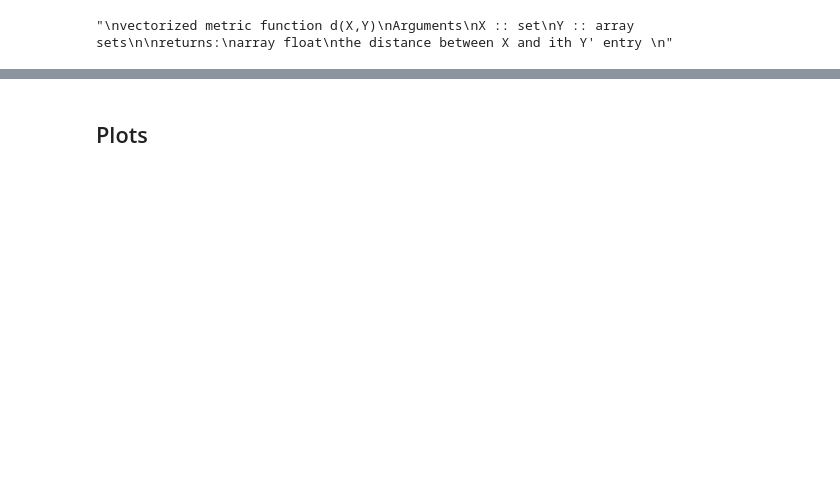
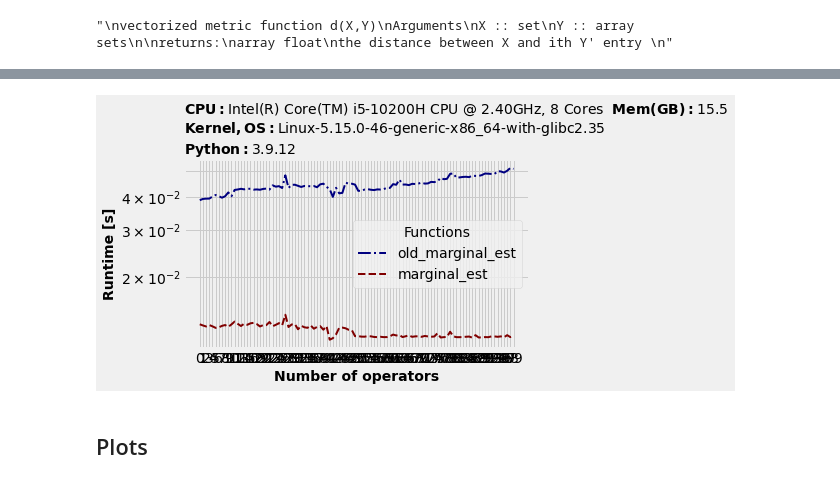
Before and after one commit to EnriqueGap/random_sets, a Jupyter notebook: tests.ipynb, the cells around one changed output, grey strips where cells are left out. Drawn from its saved outputs; the diff is of its cells as text; code cells hidden in the pictures; blank space fills up the shorter version.

```diff
--- a/tests.ipynb
+++ b/tests.ipynb
@@ -153,17 +127,0 @@ for n in range(5):
-# %%
-oldD=np.zeros(600)
-newD=np.zeros(600)
-oldM=np.zeros(600)
-newM=np.zeros(600)
-value=array[287]
-for n in range(600):
-    a=array[n]
-    oldD[n]=timeit.Timer('old_density_est(array[n],array[287])','from __main__ import add, a, value').timeit()
-    #newD[i]=timeit.Timer(density_est(array[n],array[287]))
-    #oldM[i]=timeit.Timer(old_marginal_est(array[n],array[287]))
-    #newM[i]=timeit.Timer(marginal_est(array[n],array[287]))
-plt.plot(np.arange(1,601),oldD, color='black', linestyle='dotted',label='oldD')
-#plt.plot(np.arange(1,601),newD, color='red', linestyle='dashed', label='newD')
-#plt.plot(np.arange(1,601),oldM, color='green', linestyle='solid', label='oldM')
-#plt.plot(np.arange(1,601),newM, color='blue', linestyle='dashdot', label='newM')
-plt.show()
@@ -177,3 +153,12 @@ t.plot(logy=True, logx=True)
+# %%
+import benchit
+funcs = [old_marginal_est, marginal_est]
+inputs = {n: array[n] for n in range(N)}
+
+t = benchit.timings(funcs, inputs, input_name='Number of operators')
+t.plot()
+# %% [output]
+[figure, added]
 # %% [markdown]
 ## Plots
 # %%
```
Also changed, not shown: parts of 13 cells of this notebook.
